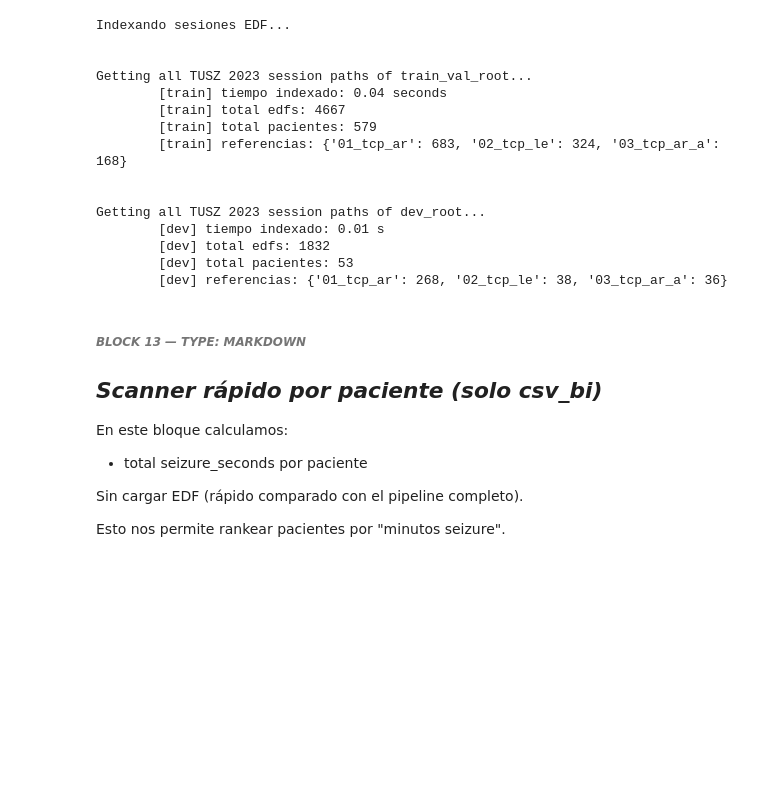
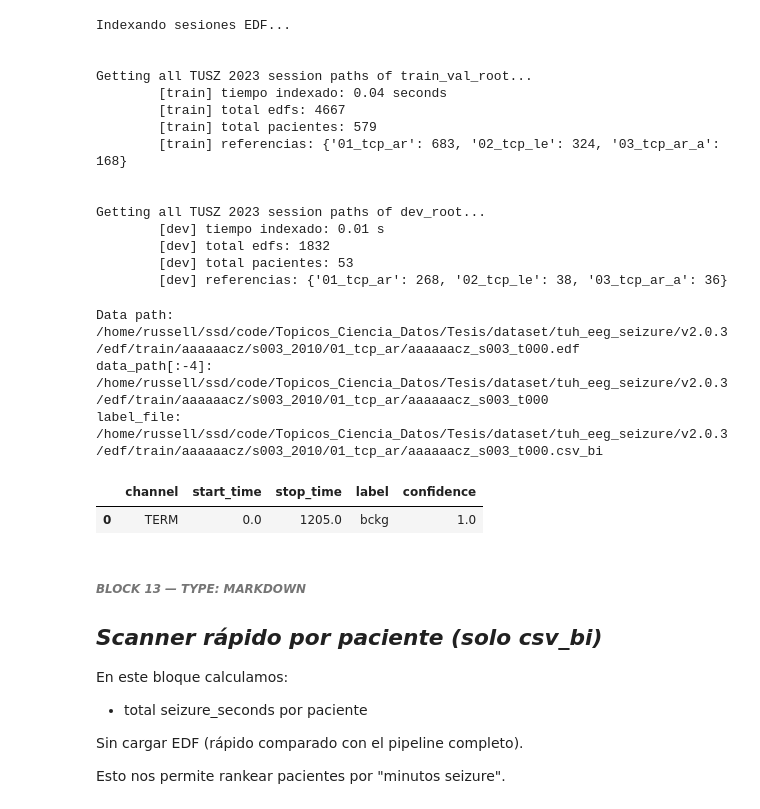
Before and after one commit to Noodle96/Topicos_Ciencia_Datos, a Jupyter notebook: Tesis/preprocesamiento/notebook/TUSZ_v2.0.3_preprocesamiento.ipynb, the cells around one changed output. Cells and saved outputs as stored; diff of their text form; code cells hidden in the pictures; blank space fills up the shorter version.

```diff
--- a/Tesis/preprocesamiento/notebook/TUSZ_v2.0.3_preprocesamiento.ipynb
+++ b/Tesis/preprocesamiento/notebook/TUSZ_v2.0.3_preprocesamiento.ipynb
@@ -390,6 +402,32 @@ Getting all TUSZ 2023 session paths of dev_root...
         [dev] total edfs: 1832
         [dev] total pacientes: 53
         [dev] referencias: {'01_tcp_ar': 268, '02_tcp_le': 38, '03_tcp_ar_a': 36}
+# %%
+# TYPE: CODE 12.1
+
+# Probar lectura de un archivo CSV
+import pandas as pd
+data_path: str = (
+    RAIZ
+    + "/dataset/tuh_eeg_seizure/v2.0.3/edf/train/aaaaaacz/s003_2010/01_tcp_ar/aaaaaacz_s003_t000.edf"
+)
+
+print("Data path:", data_path)
+
+label_file: str = data_path[:-4] + ".csv_bi"
+
+print("data_path[:-4]:", data_path[:-4])
+print("label_file:", label_file)
+
+# Los .csv del dataset TUSZ 2023 tienen un encabezado de 5 filas
+df = pd.read_csv(label_file, skiprows=5, header=0)
+df
+# %% [output]
+Data path: /home/russell/ssd/code/Topicos_Ciencia_Datos/Tesis/dataset/tuh_eeg_seizure/v2.0.3/edf/train/aaaaaacz/s003_2010/01_tcp_ar/aaaaaacz_s003_t000.edf
+data_path[:-4]: /home/russell/ssd/code/Topicos_Ciencia_Datos/Tesis/dataset/tuh_eeg_seizure/v2.0.3/edf/train/aaaaaacz/s003_2010/01_tcp_ar/aaaaaacz_s003_t000
+label_file: /home/russell/ssd/code/Topicos_Ciencia_Datos/Tesis/dataset/tuh_eeg_seizure/v2.0.3/edf/train/aaaaaacz/s003_2010/01_tcp_ar/aaaaaacz_s003_t000.csv_bi
+|  | channel | start_time | stop_time | label | confidence |
+| 0 | TERM | 0.0 | 1205.0 | bckg | 1.0 |
 # %% [markdown]
 
 ###### ***BLOCK 13 — TYPE: MARKDOWN***
```
Also changed, not shown: parts of 11 cells of this notebook, 8 other files.
